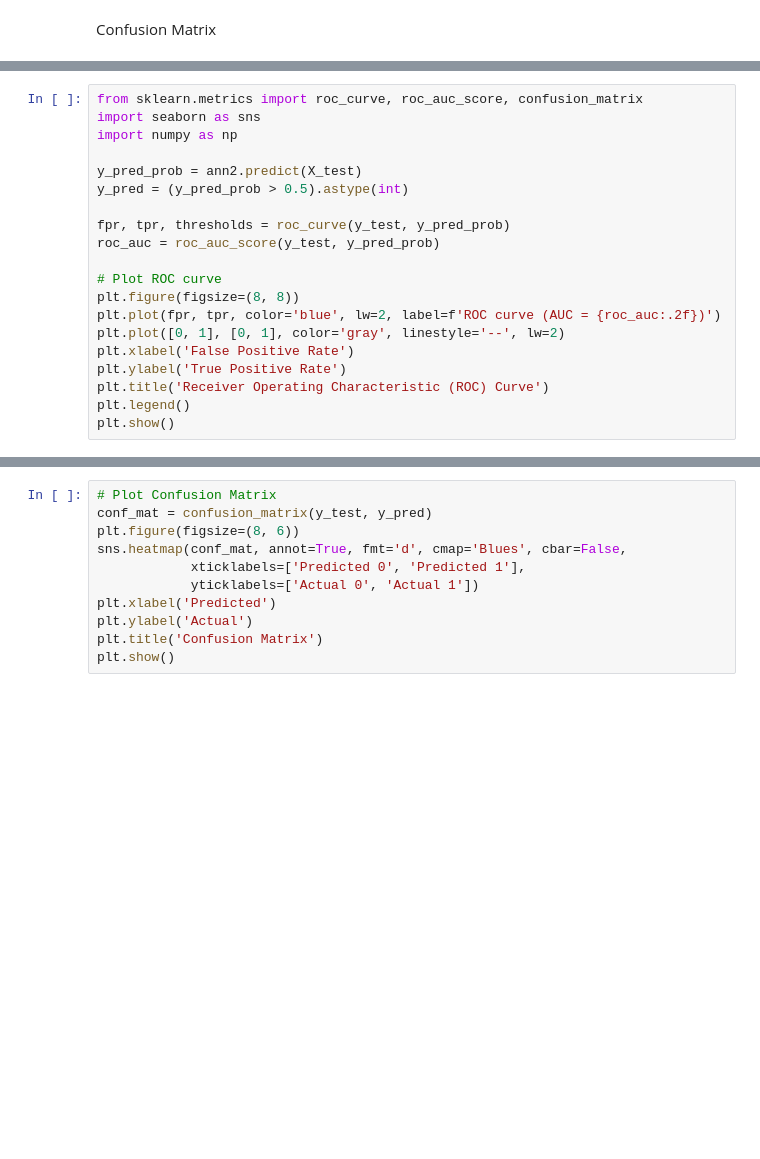
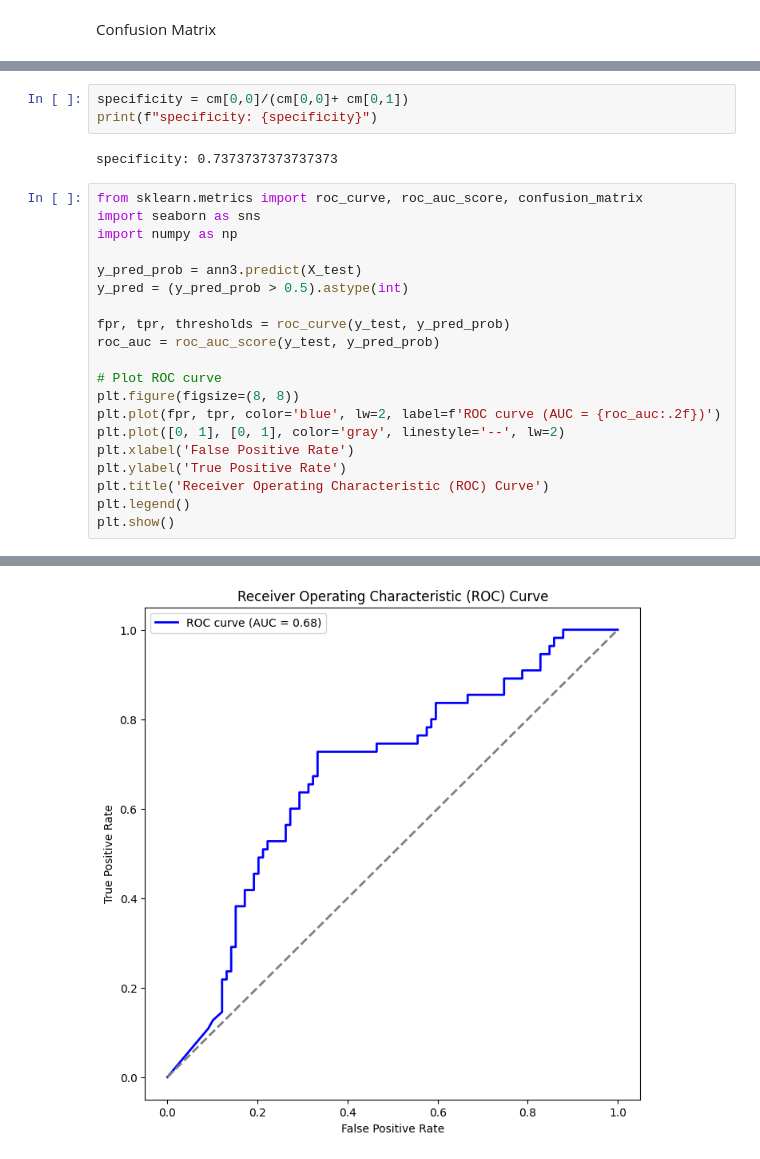
Before and after one commit to Novice1414/Final_Year_Project, a Jupyter notebook: DNN.ipynb, the cells around one changed output, grey strips where cells are left out. Saved outputs shown, nothing was run; the diff lists cells and outputs as text; blank space fills up the shorter version.

```diff
--- a/DNN.ipynb
+++ b/DNN.ipynb
@@ -473,9 +465,14 @@ print("F1 Score:", f1)
+# %%
+specificity = cm[0,0]/(cm[0,0]+ cm[0,1])
+print(f"specificity: {specificity}")
+# %% [output]
+specificity: 0.7373737373737373
 # %%
 from sklearn.metrics import roc_curve, roc_auc_score, confusion_matrix
 import seaborn as sns
 import numpy as np
 
-y_pred_prob = ann2.predict(X_test)
+y_pred_prob = ann3.predict(X_test)
 y_pred = (y_pred_prob > 0.5).astype(int)
 
 fpr, tpr, thresholds = roc_curve(y_test, y_pred_prob)
@@ -490,3 +487,4 @@ plt.ylabel('True Positive Rate')
 plt.title('Receiver Operating Characteristic (ROC) Curve')
 plt.legend()
 plt.show()
+# %% [output]
@@ -493,11 +492 @@ plt.show()
+[figure, added]
-# %%
-# Plot Confusion Matrix
-conf_mat = confusion_matrix(y_test, y_pred)
-plt.figure(figsize=(8, 6))
-sns.heatmap(conf_mat, annot=True, fmt='d', cmap='Blues', cbar=False,
-            xticklabels=['Predicted 0', 'Predicted 1'],
-            yticklabels=['Actual 0', 'Actual 1'])
-plt.xlabel('Predicted')
-plt.ylabel('Actual')
-plt.title('Confusion Matrix')
-plt.show()
```
Also changed, not shown: parts of 28 cells of this notebook.
